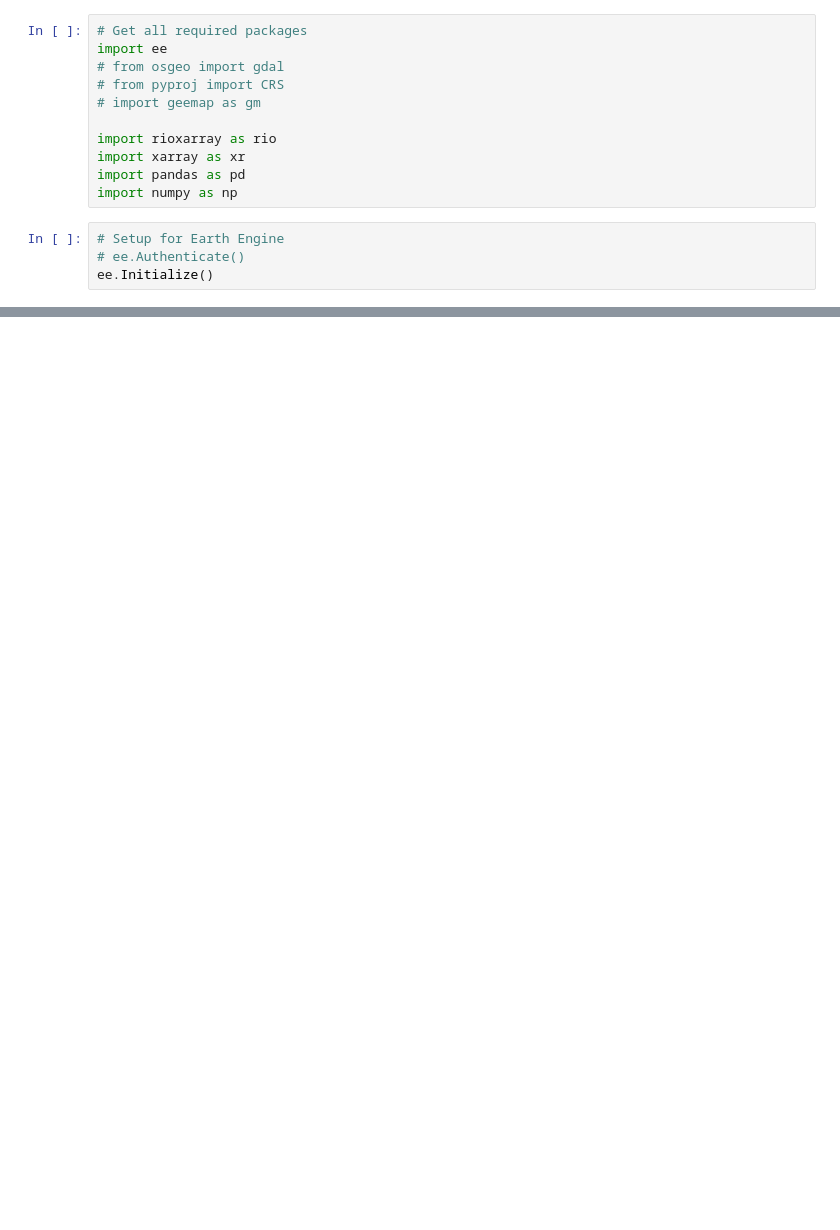
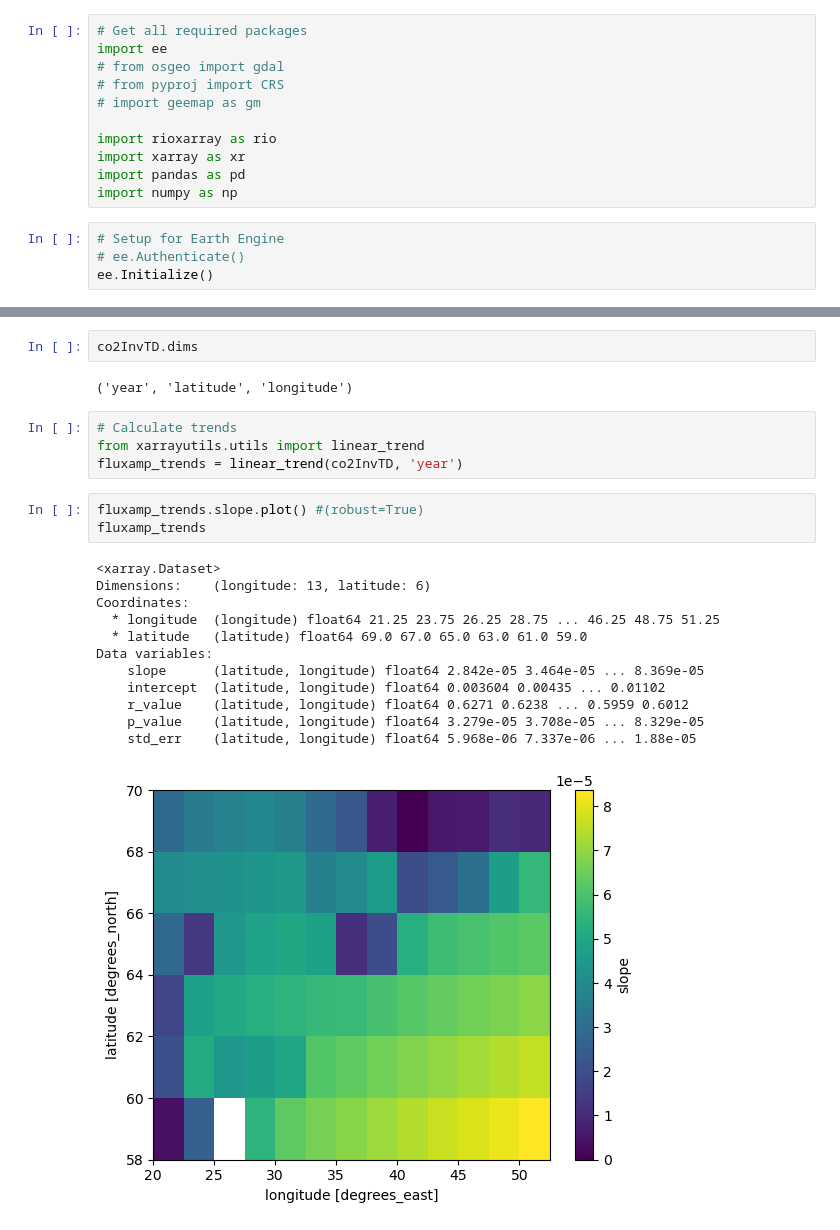
Before and after one commit to femoyano/northern-land-cover, a Jupyter notebook: recovery.ipynb, the cells around one changed output, grey strips where cells are left out. Cells and saved outputs as stored; diff of their text form; blank space fills up the shorter version.

Commit message:
Added trend calculation

```diff
--- a/recovery.ipynb
+++ b/recovery.ipynb
@@ -126,0 +239,24 @@ inv_co2_test
+# %%
+co2InvTD.dims
+# %% [output]
+('year', 'latitude', 'longitude')
+# %%
+# Calculate trends
+from xarrayutils.utils import linear_trend
+fluxamp_trends = linear_trend(co2InvTD, 'year')
+# %%
+fluxamp_trends.slope.plot() #(robust=True)
+fluxamp_trends
+# %% [output]
+<xarray.Dataset>
+Dimensions:    (longitude: 13, latitude: 6)
+Coordinates:
+  * longitude  (longitude) float64 21.25 23.75 26.25 28.75 ... 46.25 48.75 51.25
+  * latitude   (latitude) float64 69.0 67.0 65.0 63.0 61.0 59.0
+Data variables:
+    slope      (latitude, longitude) float64 2.842e-05 3.464e-05 ... 8.369e-05
+    intercept  (latitude, longitude) float64 0.003604 0.00435 ... 0.01102
+    r_value    (latitude, longitude) float64 0.6271 0.6238 ... 0.5959 0.6012
+    p_value    (latitude, longitude) float64 3.279e-05 3.708e-05 ... 8.329e-05
+    std_err    (latitude, longitude) float64 5.968e-06 7.337e-06 ... 1.88e-05
+[figure, added]
```
Also changed, not shown: parts of 24 cells of this notebook.
